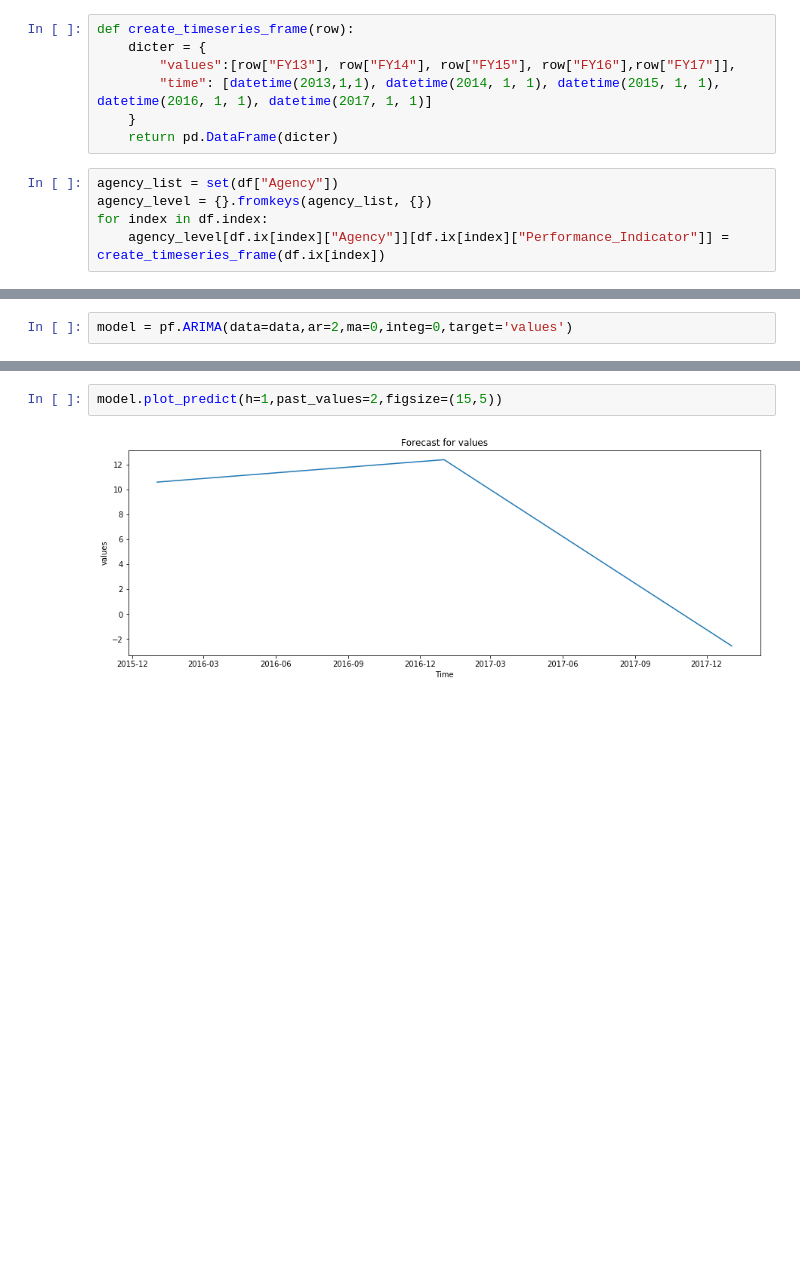
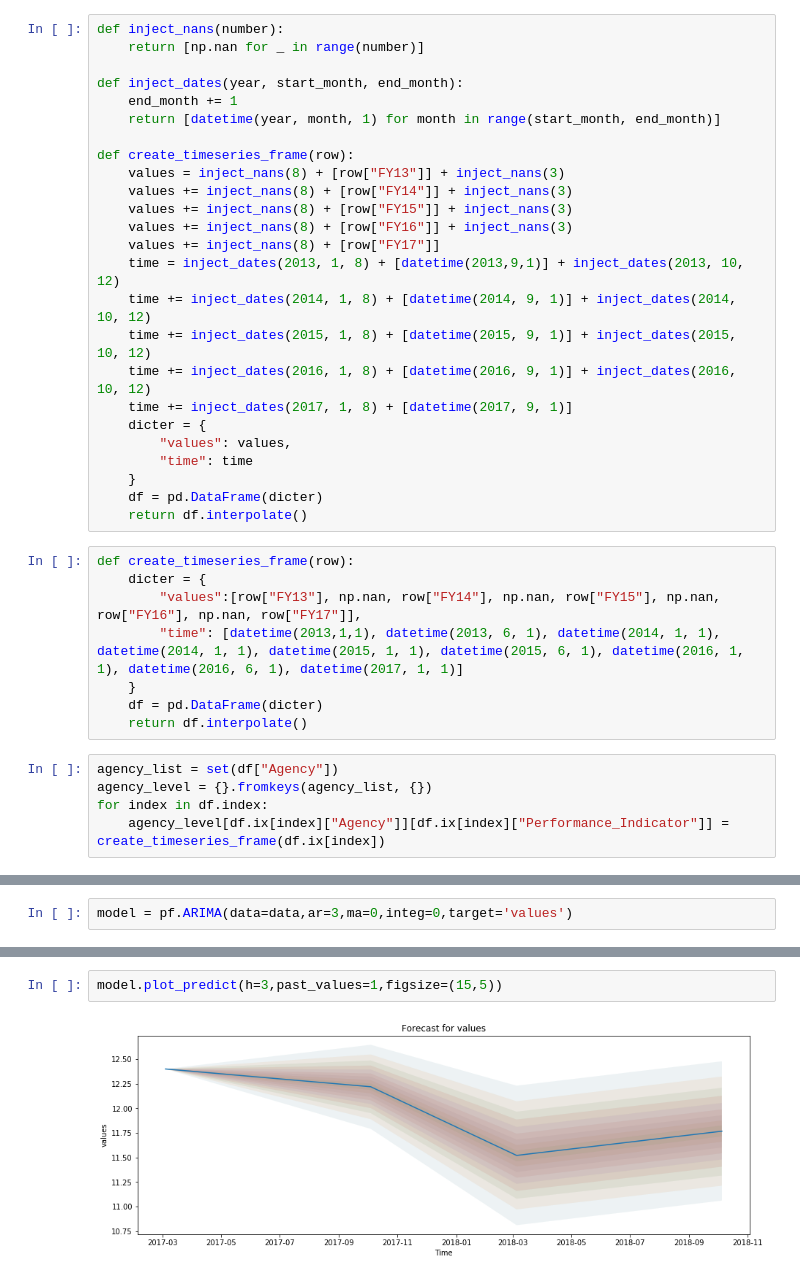
Before and after one commit to afcarl/311JAM2017-TEAM7, a Jupyter notebook: prediction_attempt_one.ipynb, the cells around one changed output, grey strips where cells are left out. Drawn from its saved outputs; the diff is of its cells as text; blank space fills up the shorter version.

Commit message:
faked data, works

```diff
--- a/prediction_attempt_one.ipynb
+++ b/prediction_attempt_one.ipynb
@@ -18,13 +18,39 @@ df.head()
 | 2 | ACS | 1c | True | Children maltreated during family... | 3.9 | 3.1 | 4 | 5.2 | 7.6 | ... |
 | 3 | ACS | 3a | True | Abscond rate in non-secure detent... | 0.05 | 0.08 | 0.05 | 0.03 | 0.08 | ... |
 | 4 | ACS | 3a | True | Youth on youth assaults and alter... | 0.34 | 0.35 | 0.3 | 0.39 | 0.38 | ... |
+# %%
+def inject_nans(number):
+    return [np.nan for _ in range(number)]
+
+def inject_dates(year, start_month, end_month):
+    end_month += 1
+    return [datetime(year, month, 1) for month in range(start_month, end_month)]
+
+def create_timeseries_frame(row):
+    values = inject_nans(8) + [row["FY13"]] + inject_nans(3)
+    values += inject_nans(8) + [row["FY14"]] + inject_nans(3)
+    values += inject_nans(8) + [row["FY15"]] + inject_nans(3)
+    values += inject_nans(8) + [row["FY16"]] + inject_nans(3)
+    values += inject_nans(8) + [row["FY17"]]
+    time = inject_dates(2013, 1, 8) + [datetime(2013,9,1)] + inject_dates(2013, 10, 12)
+    time += inject_dates(2014, 1, 8) + [datetime(2014, 9, 1)] + inject_dates(2014, 10, 12)
+    time += inject_dates(2015, 1, 8) + [datetime(2015, 9, 1)] + inject_dates(2015, 10, 12)
+    time += inject_dates(2016, 1, 8) + [datetime(2016, 9, 1)] + inject_dates(2016, 10, 12)
+    time += inject_dates(2017, 1, 8) + [datetime(2017, 9, 1)]
+    dicter = {
+        "values": values,
+        "time": time
+    }
+    df = pd.DataFrame(dicter)
+    return df.interpolate()
 # %%
 def create_timeseries_frame(row):
     dicter = {
-        "values":[row["FY13"], row["FY14"], row["FY15"], row["FY16"],row["FY17"]],
-        "time": [datetime(2013,1,1), datetime(2014, 1, 1), datetime(2015, 1, 1), datetime(2016, 1, 1), datetime(2017, 1, 1)]
+        "values":[row["FY13"], np.nan, row["FY14"], np.nan, row["FY15"], np.nan, row["FY16"], np.nan, row["FY17"]],
+        "time": [datetime(2013,1,1), datetime(2013, 6, 1), datetime(2014, 1, 1), datetime(2014, 1, 1), datetime(2015, 1, 1), datetime(2015, 6, 1), datetime(2016, 1, 1), datetime(2016, 6, 1), datetime(2017, 1, 1)]
     }
-    return pd.DataFrame(dicter)
+    df = pd.DataFrame(dicter)
+    return df.interpolate()
 # %%
 agency_list = set(df["Agency"])
 agency_level = {}.fromkeys(agency_list, {})
@@ -45,5 +74,5 @@ plt.title('Data Over Time');
 # %%
-model = pf.ARIMA(data=data,ar=2,ma=0,integ=0,target='values')
+model = pf.ARIMA(data=data,ar=3,ma=0,integ=0,target='values')
 # %%
 x = model.fit("MLE")
 x.summary()
@@ -77,5 +107,5 @@ model.plot_predict_is(1,figsize=(15,5))
 # %%
-model.plot_predict(h=1,past_values=2,figsize=(15,5))
+model.plot_predict(h=3,past_values=1,figsize=(15,5))
 # %% [output]
-[figure, old version]
+[figure, new version]
 # %%
```
Also changed, not shown: parts of 6 cells of this notebook.
